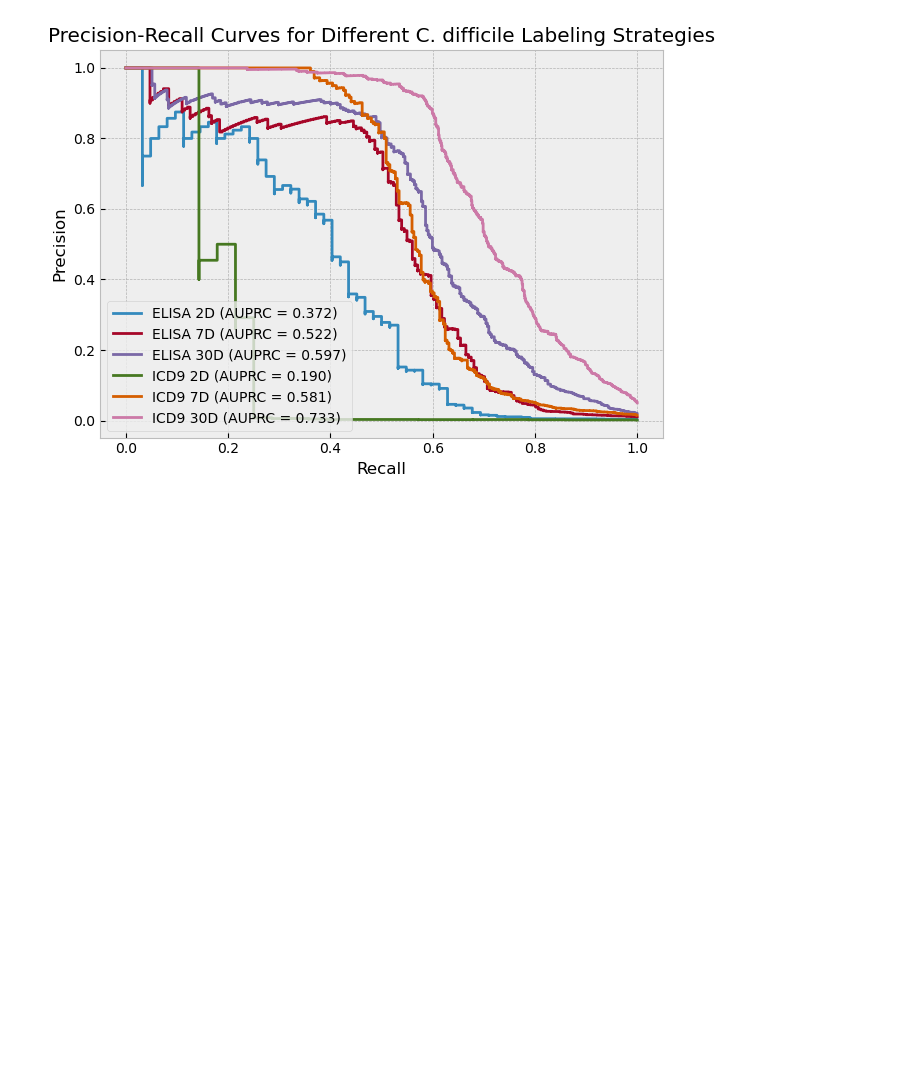
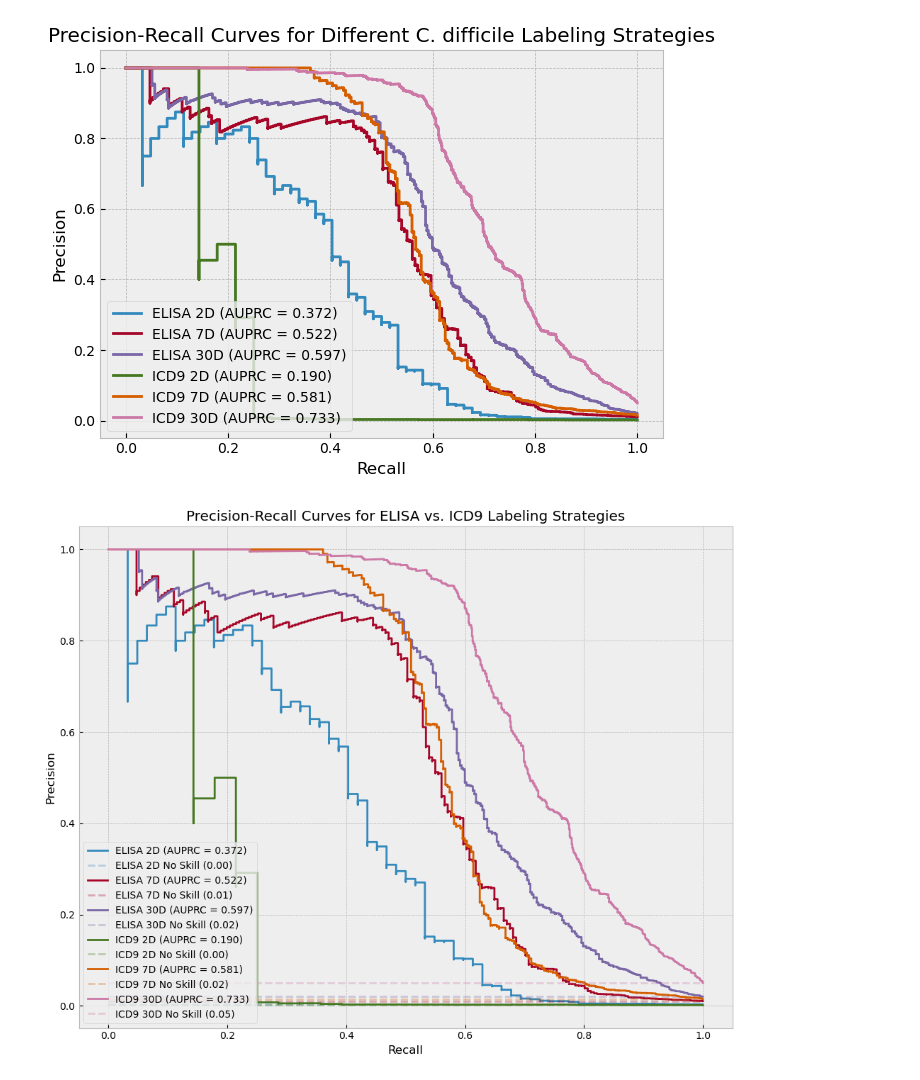
Before and after one commit to aszatrowski/predicting-cdiff, a Jupyter notebook: model_dev_fullset.ipynb, the cells around one changed output. Drawn from its saved outputs; the diff is of its cells as text; code cells hidden in the pictures; blank space fills up the shorter version.

```diff
--- a/model_dev_fullset.ipynb
+++ b/model_dev_fullset.ipynb
@@ -843,3 +843,51 @@ plt.tight_layout()
 plt.show()
 # %% [output]
 [figure]
+# %%
+import matplotlib.pyplot as plt
+from sklearn.metrics import precision_recall_curve, average_precision_score
+import xgboost as xgb
+import matplotlib.colors as mcolors
+
+strategies = ['elisa', 'icd9']
+windows = ['2d', '7d', '30d']
+
+plt.figure(figsize=(10, 8))
+plt.style.use('bmh')
+
+ax = plt.gca()  # get current axes
+
+for strategy in strategies:
+    for window in windows:
+        model_path = f'{strategy}_{window}_model.json'
+        xgb_model = xgb.XGBClassifier()
+        xgb_model.load_model(model_path)
+
+        label_col = f'cdiff_label_{strategy}_{window}'
+        y_true = val_df[label_col]
+        y_prob = xgb_model.predict_proba(X_val)[:, 1]
+
+        precision, recall, _ = precision_recall_curve(y_true, y_prob)
+        ap_score = average_precision_score(y_true, y_prob)
+
+        label_name = f"{strategy.upper()} {window.upper()}"
+
+        # Plot the main PRC curve and capture its color
+        main_line, = ax.step(recall, precision, where='post',
+                             label=f"{label_name} (AUPRC = {ap_score:.3f})")
+        color = main_line.get_color()
+
+        # Plot a lighter no-skill line in the same color
+        pos_rate = sum(y_true) / len(y_true)
+        ax.hlines(pos_rate, 0, 1, linestyle='--',
+                  color=color, alpha=0.3,
+                  label=f"{label_name} No Skill ({pos_rate:.2f})")
+
+plt.xlabel("Recall")
+plt.ylabel("Precision")
+plt.title("Precision-Recall Curves for ELISA vs. ICD9 Labeling Strategies")
+plt.legend(loc="lower left")
+plt.tight_layout()
+plt.show()
+# %% [output]
+[figure, added]
```
Also changed, not shown: 4 other files.
